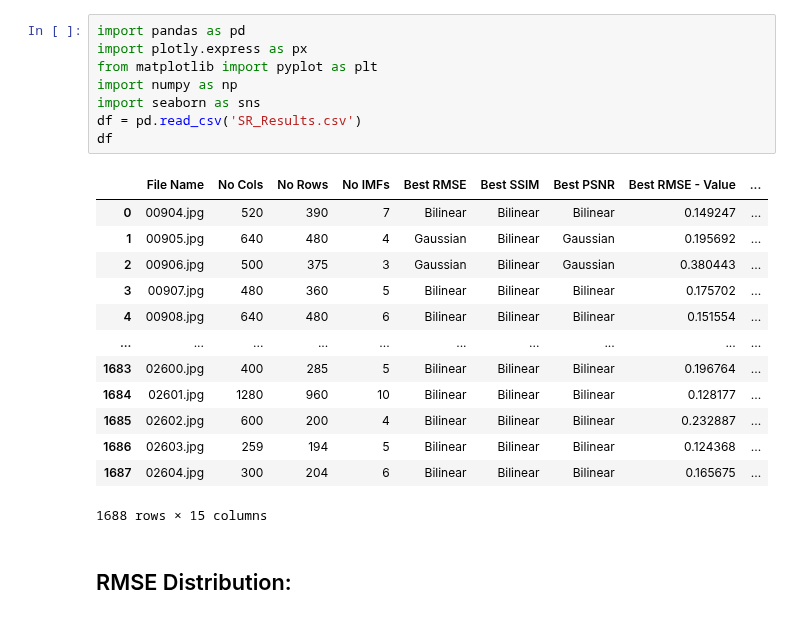
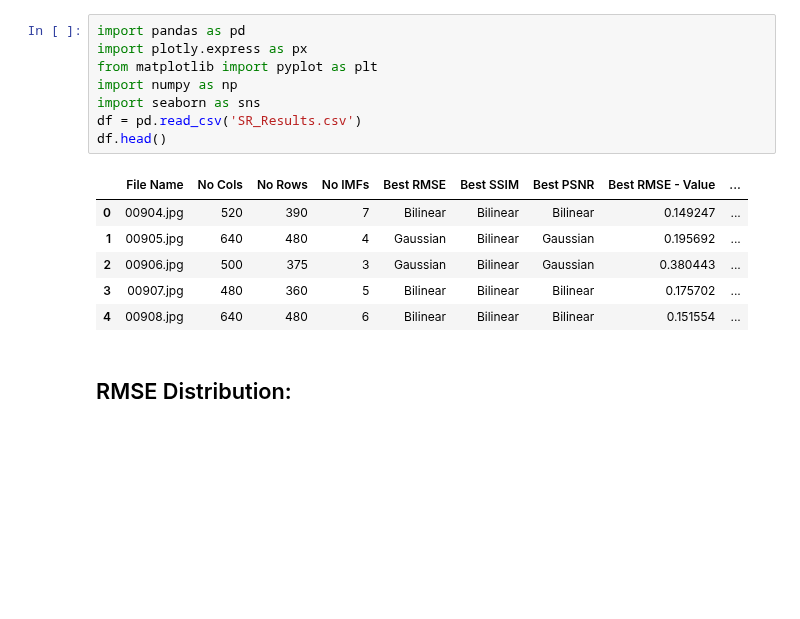
Before and after one commit to Matt88Ac/Hilbert-Huang-Transform-Super-Resolution, a Jupyter notebook: HHT_SR_Results.ipynb, the cells around one changed output. Cells and saved outputs as stored; diff of their text form; blank space fills up the shorter version.

```diff
--- a/HHT_SR_Results.ipynb
+++ b/HHT_SR_Results.ipynb
@@ -1,25 +1,18 @@
 # %%
 import pandas as pd
 import plotly.express as px
 from matplotlib import pyplot as plt
 import numpy as np
 import seaborn as sns
 df = pd.read_csv('SR_Results.csv')
-df
+df.head()
 # %% [output]
 |  | File Name | No Cols | No Rows | No IMFs | Best RMSE | Best SSIM | Best PSNR | Best RMSE - Value | ... |
 | 0 | 00904.jpg | 520 | 390 | 7 | Bilinear | Bilinear | Bilinear | 0.149247 | ... |
 | 1 | 00905.jpg | 640 | 480 | 4 | Gaussian | Bilinear | Gaussian | 0.195692 | ... |
 | 2 | 00906.jpg | 500 | 375 | 3 | Gaussian | Bilinear | Gaussian | 0.380443 | ... |
 | 3 | 00907.jpg | 480 | 360 | 5 | Bilinear | Bilinear | Bilinear | 0.175702 | ... |
 | 4 | 00908.jpg | 640 | 480 | 6 | Bilinear | Bilinear | Bilinear | 0.151554 | ... |
-| ... | ... | ... | ... | ... | ... | ... | ... | ... | ... |
-| 1683 | 02600.jpg | 400 | 285 | 5 | Bilinear | Bilinear | Bilinear | 0.196764 | ... |
-| 1684 | 02601.jpg | 1280 | 960 | 10 | Bilinear | Bilinear | Bilinear | 0.128177 | ... |
-| 1685 | 02602.jpg | 600 | 200 | 4 | Bilinear | Bilinear | Bilinear | 0.232887 | ... |
-| 1686 | 02603.jpg | 259 | 194 | 5 | Bilinear | Bilinear | Bilinear | 0.124368 | ... |
-| 1687 | 02604.jpg | 300 | 204 | 6 | Bilinear | Bilinear | Bilinear | 0.165675 | ... |
-1688 rows × 15 columns
 # %% [markdown]
 ## RMSE Distribution:
 # %%
```
Also changed, not shown: parts of 4 cells of this notebook.
